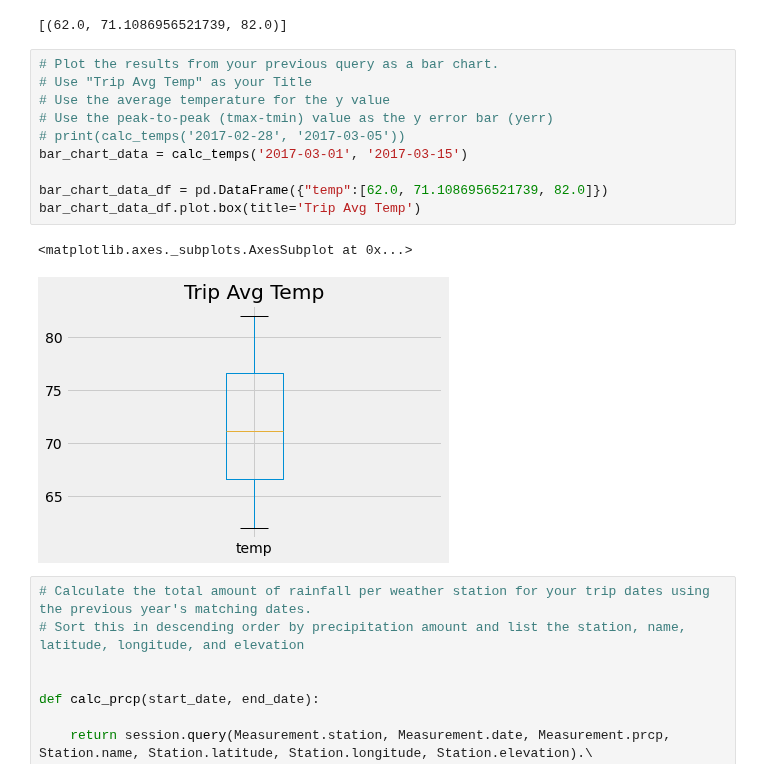
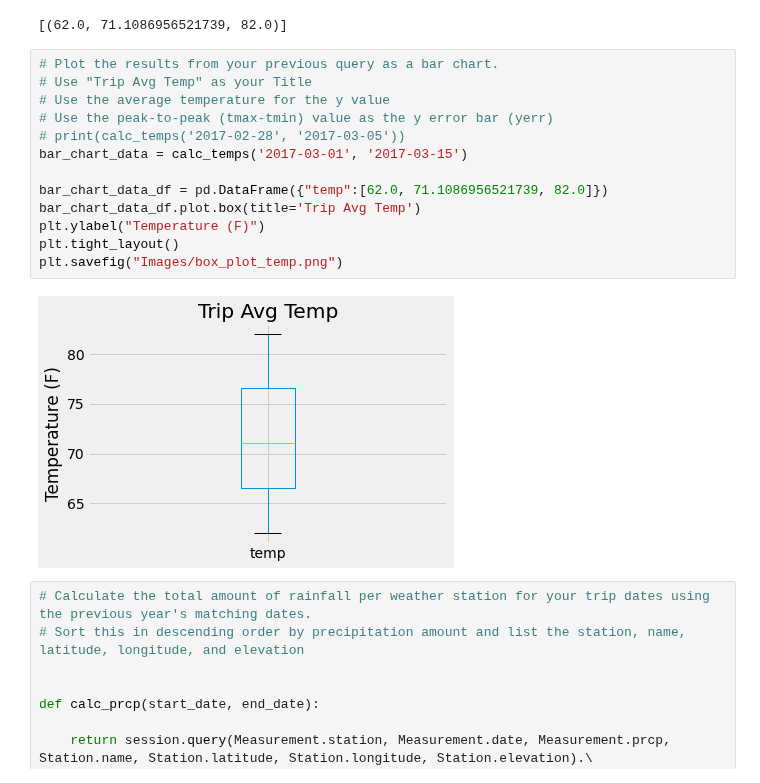
Before and after one commit to shadiaduery/Sqlalchemy-Challege, a Jupyter notebook: climate_starter.ipynb, the cells around one changed output. Cells and saved outputs as stored; diff of their text form.

```diff
--- a/climate_starter.ipynb
+++ b/climate_starter.ipynb
@@ -256,16 +265,18 @@ print(calc_temps('2017-03-01', '2017-03-15'))
 # %%
 # Plot the results from your previous query as a bar chart.
 # Use "Trip Avg Temp" as your Title
 # Use the average temperature for the y value
 # Use the peak-to-peak (tmax-tmin) value as the y error bar (yerr)
 # print(calc_temps('2017-02-28', '2017-03-05'))
 bar_chart_data = calc_temps('2017-03-01', '2017-03-15')
 
 bar_chart_data_df = pd.DataFrame({"temp":[62.0, 71.1086956521739, 82.0]})
 bar_chart_data_df.plot.box(title='Trip Avg Temp')
+plt.ylabel("Temperature (F)")
+plt.tight_layout()
+plt.savefig("Images/box_plot_temp.png")
 # %% [output]
-<matplotlib.axes._subplots.AxesSubplot at 0x...>
-[figure, old version]
+[figure, new version]
 # %%
 # Calculate the total amount of rainfall per weather station for your trip dates using the previous year's matching dates.
 # Sort this in descending order by precipitation amount and list the station, name, latitude, longitude, and elevation
```
Also changed, not shown: parts of 4 cells of this notebook, 4 other files.
